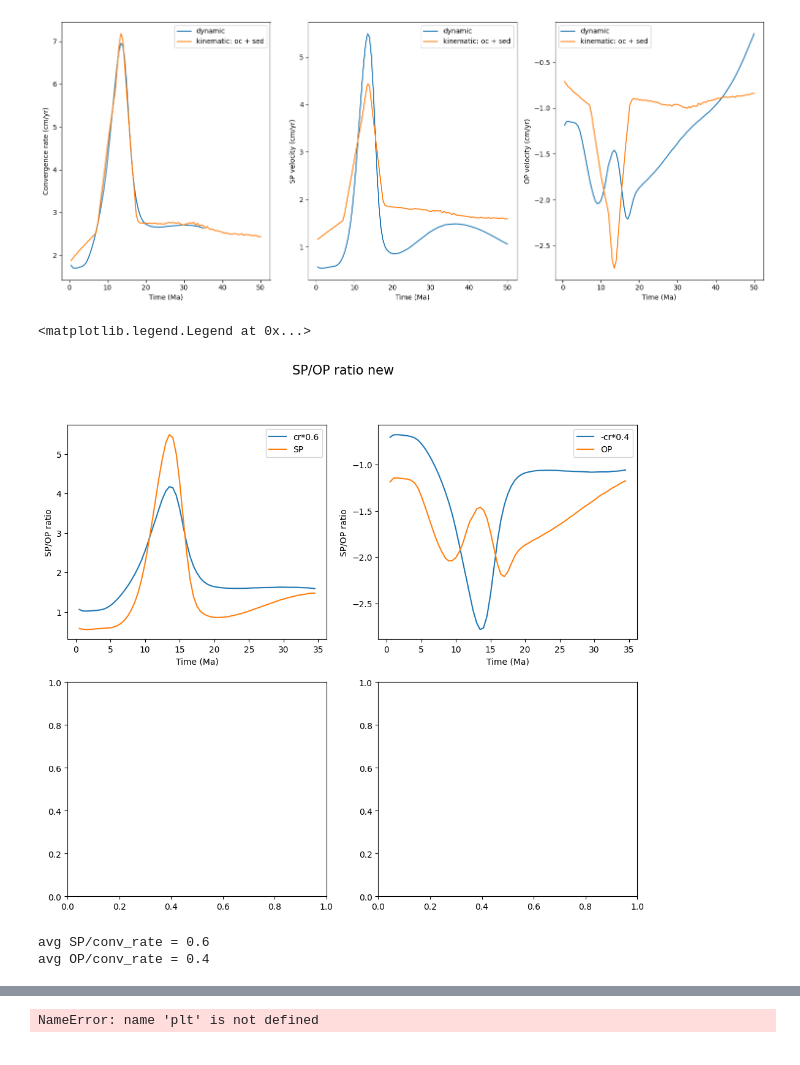
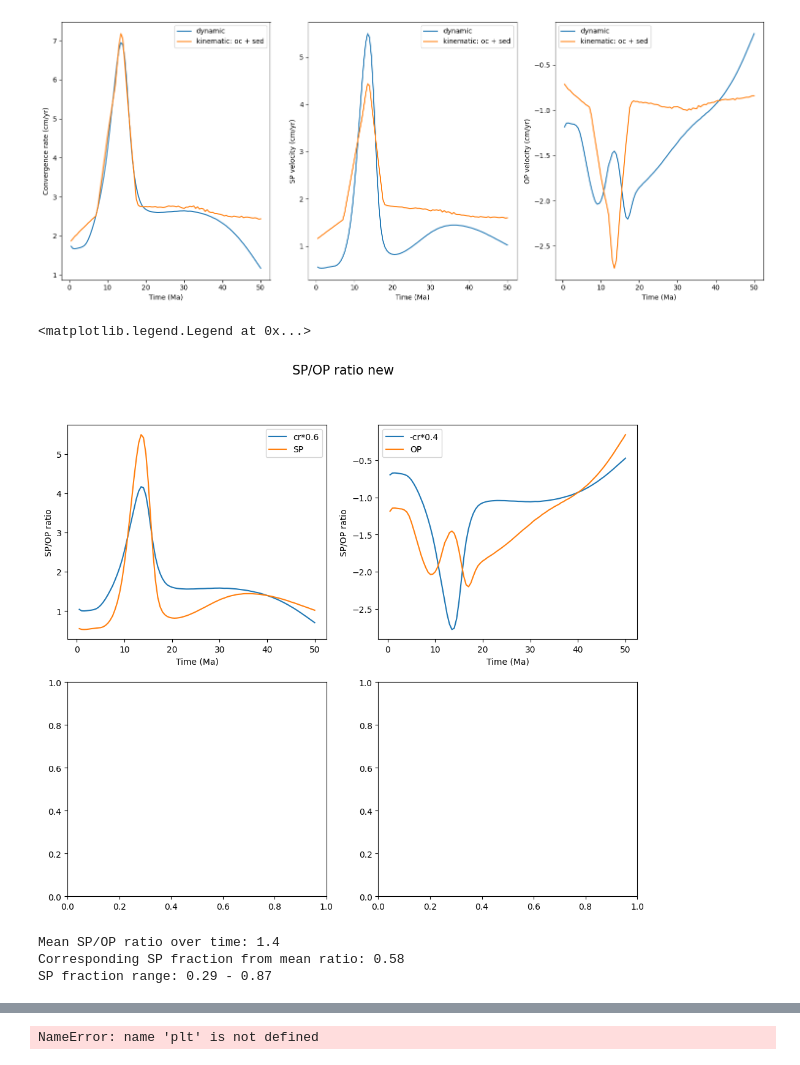
Before and after one commit to vaturino/exhumation, a Jupyter notebook: analysis/velocities/compare_CR_dyn_kin.ipynb, the cells around one changed output, grey strips where cells are left out. Drawn from its saved outputs; the diff is of its cells as text; code cells hidden in the pictures.

```diff
--- a/analysis/velocities/compare_CR_dyn_kin.ipynb
+++ b/analysis/velocities/compare_CR_dyn_kin.ipynb
@@ -37,7 +37,7 @@ Vto0pc.OP[0] = np.nan
 dyn.conv_rate[0] = np.nan
 dyn.SP[0] = np.nan
 dyn.OP[0] = np.nan
-dyn.conv_rate[71:] = np.nan
+# dyn.conv_rate[71:] = np.nan
 
 
 # kin_oce_name = "kinematic_mu0.025_velocity_to_0cmyr"
@@ -123,12 +123,12 @@ ax.tight_layout()
 
 # plt.savefig(f"/home/vturino/PhD/projects/exhumation/plots/single_models/{kin_name}/compare_conv_rate.png", dpi = 1000)
 # %% [output]
-[figure, old version]
+[figure, new version]
 # %%
 #plot SP/OP ratio
 fig, ax = plt.subplots(2,2, figsize=(12, 10))
 
-dyn = dyn[dyn.time < 35e6]
+# dyn = dyn[dyn.?time < 35e6]
 
 
 fig.suptitle('SP/OP ratio new', fontsize=15, color='black')
@@ -136,48 +136,52 @@ ax[0, 0].plot(dyn.time/1e6, dyn.conv_rate*0.6, label='cr*0.6')
 ax[0, 0].plot(dyn.time/1e6, dyn.SP, label='SP')
 ax[0, 0].set_xlabel('Time (Ma)')
 ax[0, 0].set_ylabel('SP/OP ratio')
 ax[0, 0].legend()
 
 ax[0, 1].plot(dyn.time/1e6, -dyn.conv_rate*0.4, label='-cr*0.4')
 ax[0, 1].plot(dyn.time/1e6, dyn.OP, label='OP')
 ax[0, 1].set_xlabel('Time (Ma)')
 ax[0, 1].set_ylabel('SP/OP ratio')
 ax[0, 1].legend()
 
 # # ax[1, 0].set_title('SP/OP ratio old')
 # plt.figtext(0.5, 0.49, 'SP/OP ratio old', ha='center', va='center', fontsize=15, color='black')
 # ax[1, 0].plot(dyn.time/1e6, dyn.conv_rate*0.6, label='cr*3/5')
 # ax[1, 0].plot(dyn.time/1e6, dyn.SP, label='SP')
 # ax[1, 0].set_xlabel('Time (Ma)')
 # ax[1, 0].set_ylabel('SP/OP ratio')
 # ax[1, 0].legend()
 
 # ax[1, 1].plot(dyn.time/1e6, -dyn.conv_rate*0.4, label='-cr*2/5')
 # ax[1, 1].plot(dyn.time/1e6, dyn.OP, label='OP')
 # ax[1, 1].set_xlabel('Time (Ma)')
 # ax[1, 1].set_ylabel('SP/OP ratio')
 # ax[1, 1].legend()
 
 # fig.tight_layout()
 
 # plt.savefig(f"/home/vturino/PhD/projects/exhumation/plots/single_models/{kin_name}/compare_SP_OP_ratio.png", dpi=1000)
 # %% [output]
 <matplotlib.legend.Legend at 0x...>
-[figure, old version]
+[figure, new version]
-# %%
-
-# plt.plot(dyn.time/1.e6, dyn.SP/dyn.conv_rate, label='dynamic')
-# plt.plot(dyn.time/1.e6, -dyn.OP/dyn.conv_rate, label='dynamic')
-
-
-avg_sp = np.mean((dyn.conv_rate - dyn.SP)/dyn.conv_rate).round(1)
-avg_op = np.mean((dyn.conv_rate +dyn.OP)/dyn.conv_rate).round(1)
-
-print(f"avg SP/conv_rate = {avg_sp}")
-print(f"avg OP/conv_rate = {avg_op}")
-
-# plt.axhline(y=avg_sp, color='r', linestyle='--', label='SP/conv_rate avg')
-# plt.axhline(y=avg_op, color='b', linestyle='--', label='OP/conv_rate avg')
-# %% [output]
-avg SP/conv_rate = 0.6
-avg OP/conv_rate = 0.4
+# %%
+# Compute SP/OP ratio array, drop NaNs just in case
+sp_op_ratio = (-dyn.SP / dyn.OP).dropna()
+
+# Calculate mean
+mean_ratio = sp_op_ratio.mean()
+print(f"Mean SP/OP ratio over time: {mean_ratio:.1f}")
+
+# Calculate corresponding SP fraction from mean ratio
+sp_frac_mean = mean_ratio / (mean_ratio + 1)
+print(f"Corresponding SP fraction from mean ratio: {sp_frac_mean:.2f}")
+
+# Calculate SP fraction range from ratio min and max
+min_ratio, max_ratio = sp_op_ratio.min(), sp_op_ratio.max()
+min_frac = min_ratio / (min_ratio + 1)
+max_frac = max_ratio / (max_ratio + 1)
+print(f"SP fraction range: {min_frac:.2f} - {max_frac:.2f}")
+# %% [output]
+Mean SP/OP ratio over time: 1.4
+Corresponding SP fraction from mean ratio: 0.58
+SP fraction range: 0.29 - 0.87
```
Also changed, not shown: parts of 6 cells of this notebook, 28 other files.
